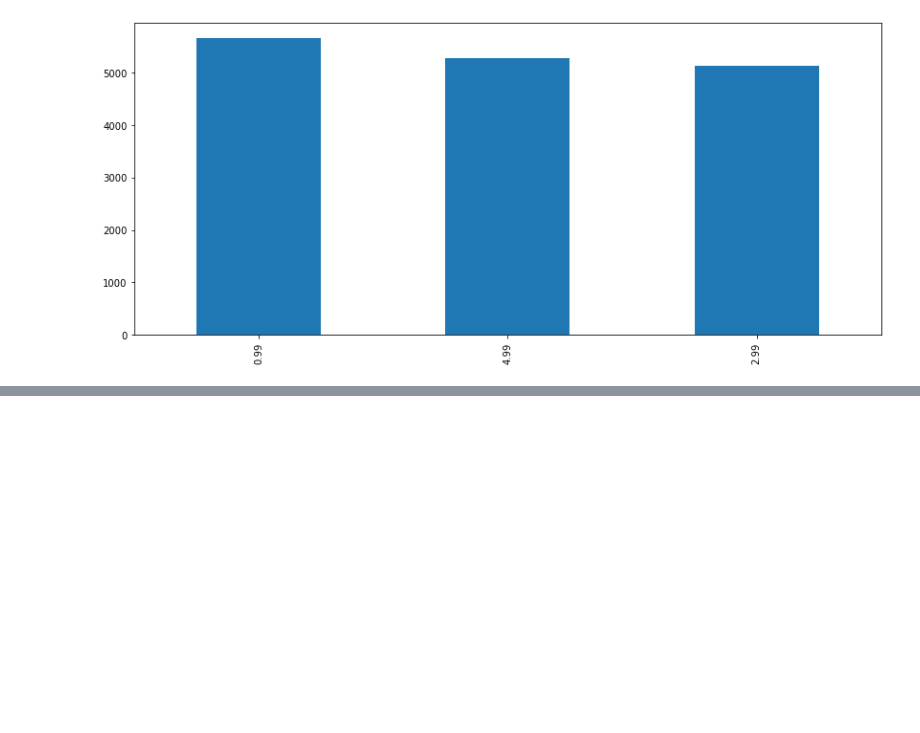
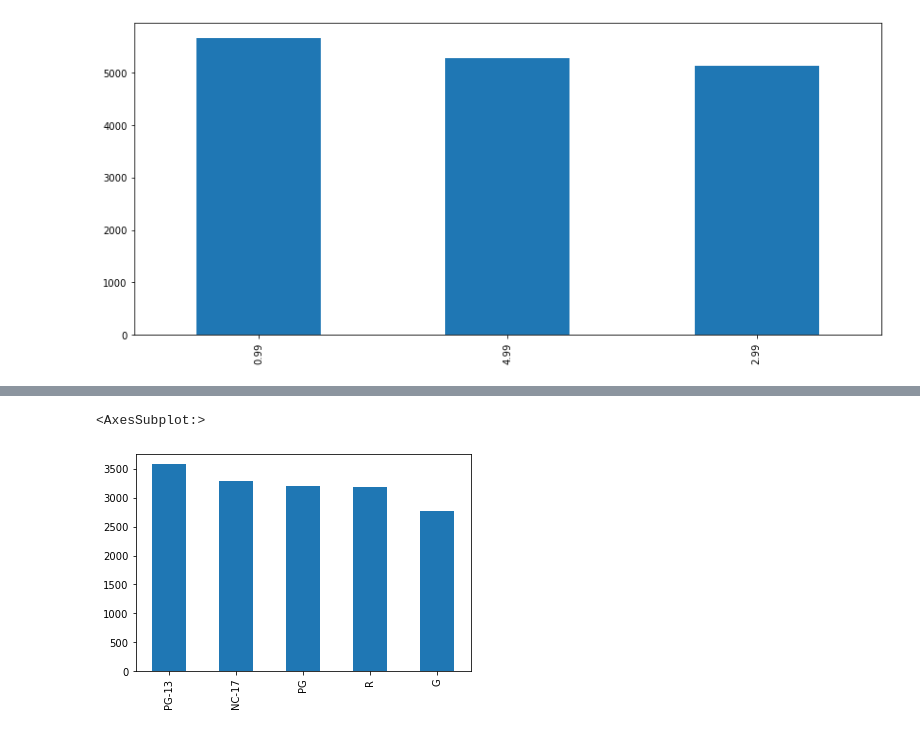
Before and after one commit to mayadye/FreeCodeCamp-Pandas-Real-Life-Example, a Jupyter notebook: Exercises_2.ipynb, the cells around one changed output, grey strips where cells are left out. Saved outputs shown, nothing was run; the diff lists cells and outputs as text; code cells hidden in the pictures; blank space fills up the shorter version.

```diff
--- a/Exercises_2.ipynb
+++ b/Exercises_2.ipynb
@@ -147,4 +188,8 @@ df['film_rating'].value_counts()
 # %%
 # your code goes here
+df['film_rating'].value_counts().plot(kind='bar')
+# %% [output]
+<AxesSubplot:>
+[figure, added]
 # %%
 df['film_rating'].value_counts().plot(kind='bar', figsize=(14,6))
```
Also changed, not shown: parts of 40 cells of this notebook.
